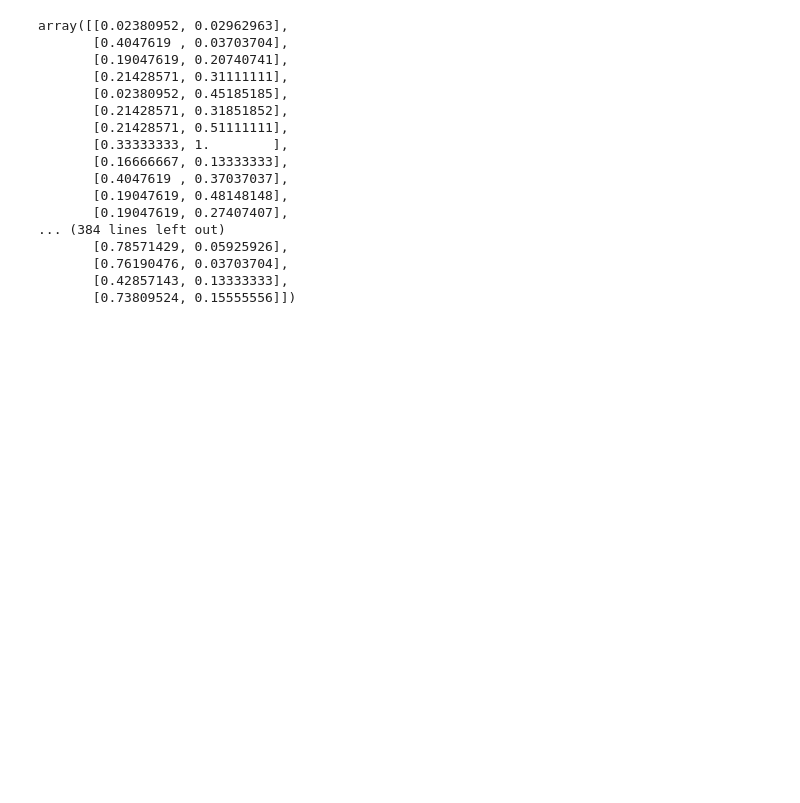
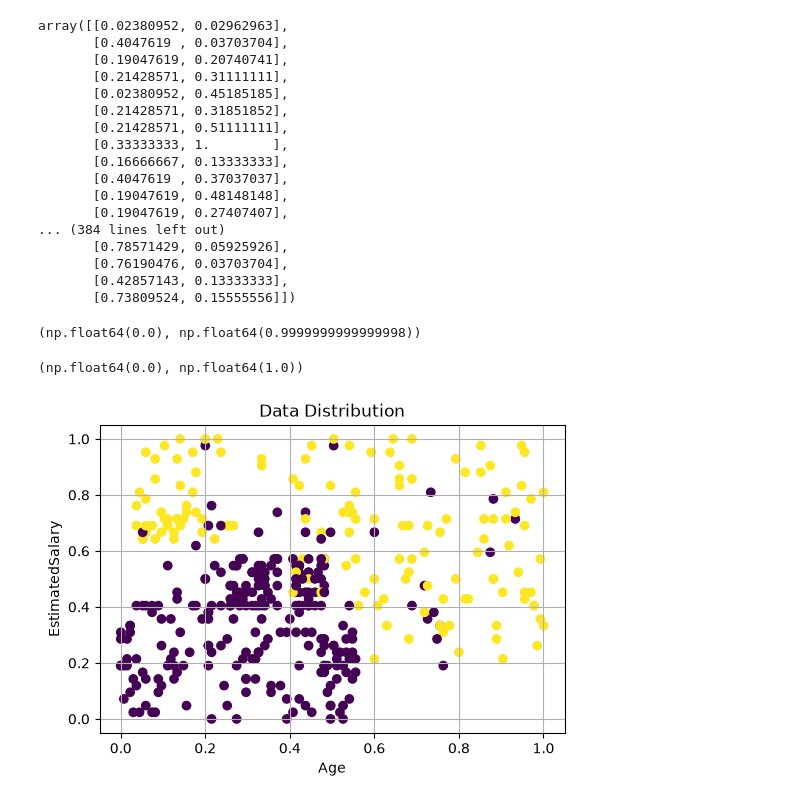
Before and after one commit to Mitu-ShivamMunde/Internship-Work, a Jupyter notebook: Daily-codes/Week 06/02Feaure_Scaling_Techniques_june30.ipynb, the cells around one changed output. Cells and saved outputs as stored; diff of their text form; code cells hidden in the pictures; blank space fills up the shorter version.

```diff
--- a/Daily-codes/Week 06/02Feaure_Scaling_Techniques_june30.ipynb
+++ b/Daily-codes/Week 06/02Feaure_Scaling_Techniques_june30.ipynb
@@ -102,3 +102,11 @@ array([[0.02380952, 0.02962963],
        [0.73809524, 0.15555556]])
 # %%
 # check min and max values of each column
+# %%
+x_scaled[:, 0].min(), x_scaled[:, 0].max()
+# %% [output]
+(np.float64(0.0), np.float64(0.9999999999999998))
+# %%
+x_scaled[:,1].min(),x_scaled[:,1].max()
+# %% [output]
+(np.float64(0.0), np.float64(1.0))
@@ -104,0 +115,9 @@ array([[0.02380952, 0.02962963],
+# %%
+plt.figure(figsize=(6,4))
+plt.scatter(x_scaled[:,1],x_scaled[:,0], c = df['Purchased'])
+plt.xlabel('Age')
+plt.ylabel('EstimatedSalary')
+plt.title('Data Distribution')
+plt.grid()
+# %% [output]
+[figure, added]
```
Also changed, not shown: parts of 8 cells of this notebook, 1 other file.
